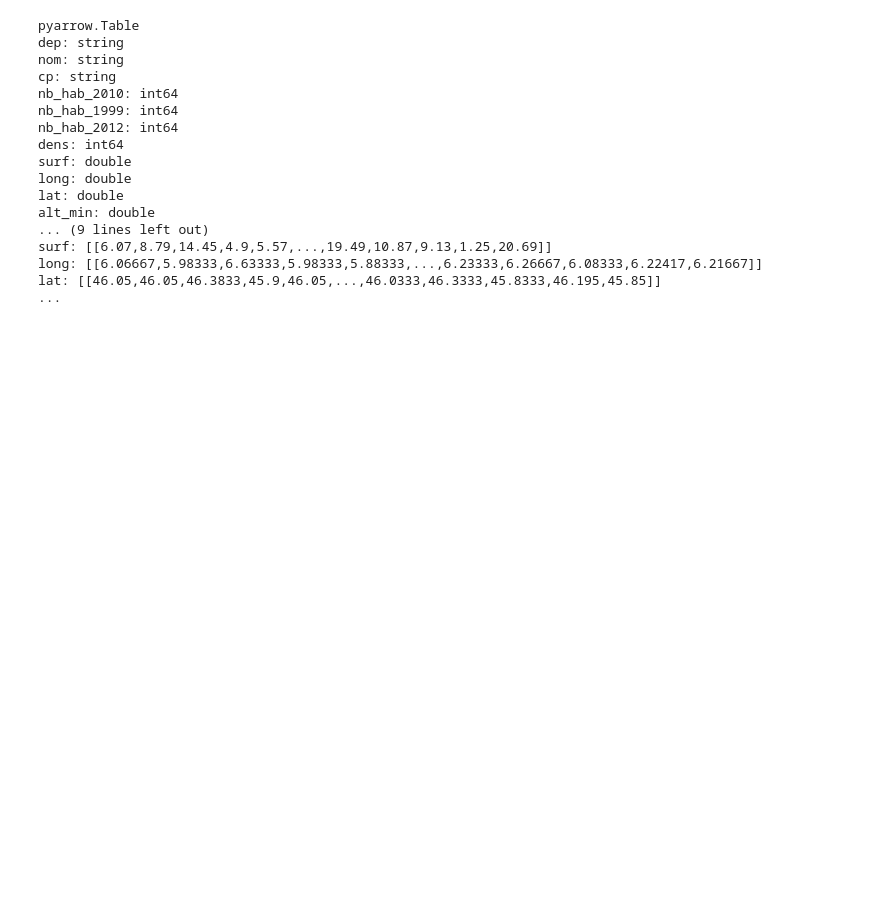
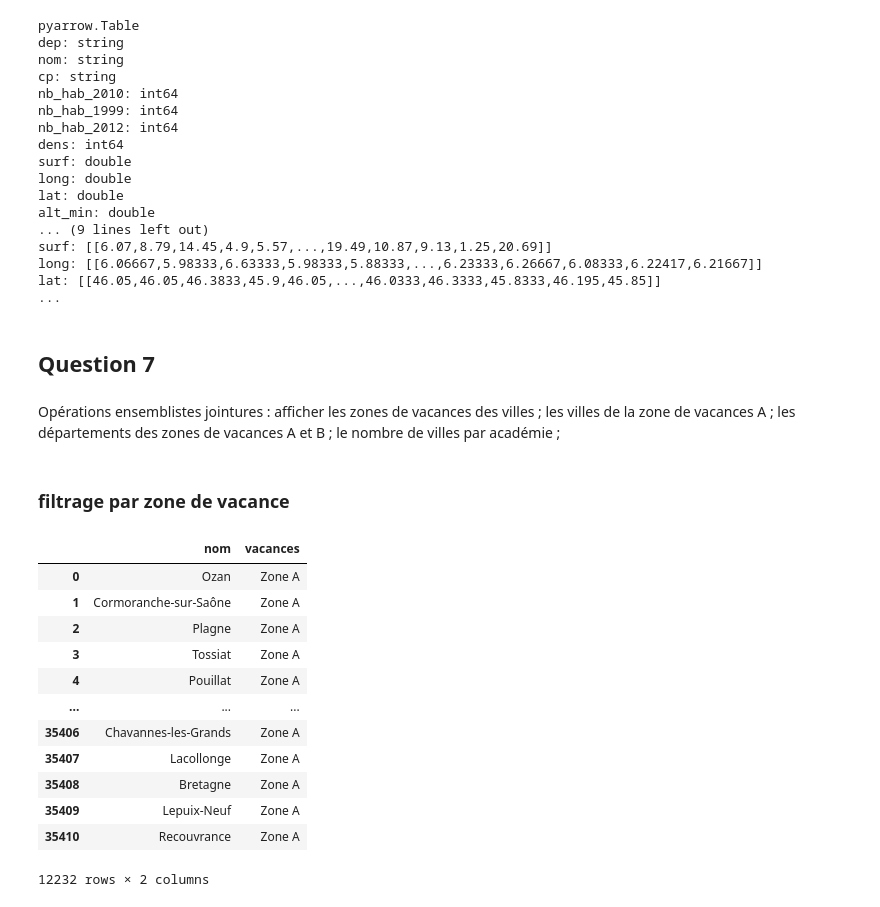
Before and after one commit to loisblin/TPparquet, a Jupyter notebook: parquet.ipynb, the cells around one changed output. Drawn from its saved outputs; the diff is of its cells as text; code cells hidden in the pictures; blank space fills up the shorter version.

```diff
--- a/parquet.ipynb
+++ b/parquet.ipynb
@@ -242,3 +288,7 @@ surf: [[6.07,8.79,14.45,4.9,5.57,...,19.49,10.87,9.13,1.25,20.69]]
 long: [[6.06667,5.98333,6.63333,5.98333,5.88333,...,6.23333,6.26667,6.08333,6.22417,6.21667]]
 lat: [[46.05,46.05,46.3833,45.9,46.05,...,46.0333,46.3333,45.8333,46.195,45.85]]
 ...
+# %% [markdown]
+## Question 7
+# %% [markdown]
+Opérations ensemblistes jointures : afficher les zones de vacances des villes ; les villes de la zone de vacances A ; les départements des zones de vacances A et B ; le nombre de villes par académie ;
@@ -244,0 +299,29 @@ lat: [[46.05,46.05,46.3833,45.9,46.05,...,46.0333,46.3333,45.8333,46.195,45.85]]
+# %%
+def display_ville_zone(df):
+
+    result = df[['nom', 'vacances']]
+    print(result)
+
+
+def display_zone_ville(df,zone):
+
+    result = df[df['vacances'] == zone]
+    return result[['nom','vacances']]
+# %% [markdown]
+### filtrage par zone de vacance
+# %%
+display_zone_ville(df_join_ville_academies,"Zone A")
+# %% [output]
+|  | nom | vacances |
+| 0 | Ozan | Zone A |
+| 1 | Cormoranche-sur-Saône | Zone A |
+| 2 | Plagne | Zone A |
+| 3 | Tossiat | Zone A |
+| 4 | Pouillat | Zone A |
+| ... | ... | ... |
+| 35406 | Chavannes-les-Grands | Zone A |
+| 35407 | Lacollonge | Zone A |
+| 35408 | Bretagne | Zone A |
+| 35409 | Lepuix-Neuf | Zone A |
+| 35410 | Recouvrance | Zone A |
+12232 rows × 2 columns
```
Also changed, not shown: parts of 17 cells of this notebook.
